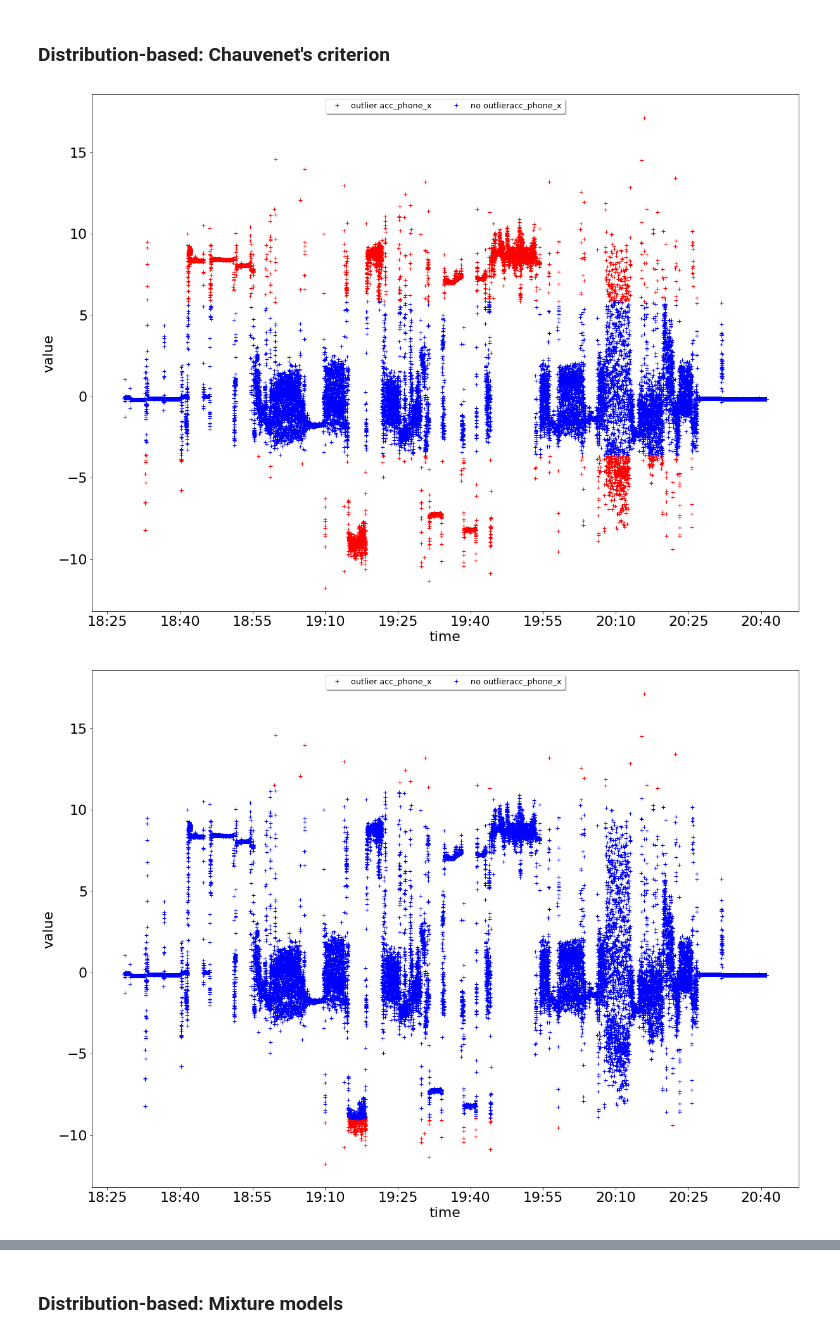
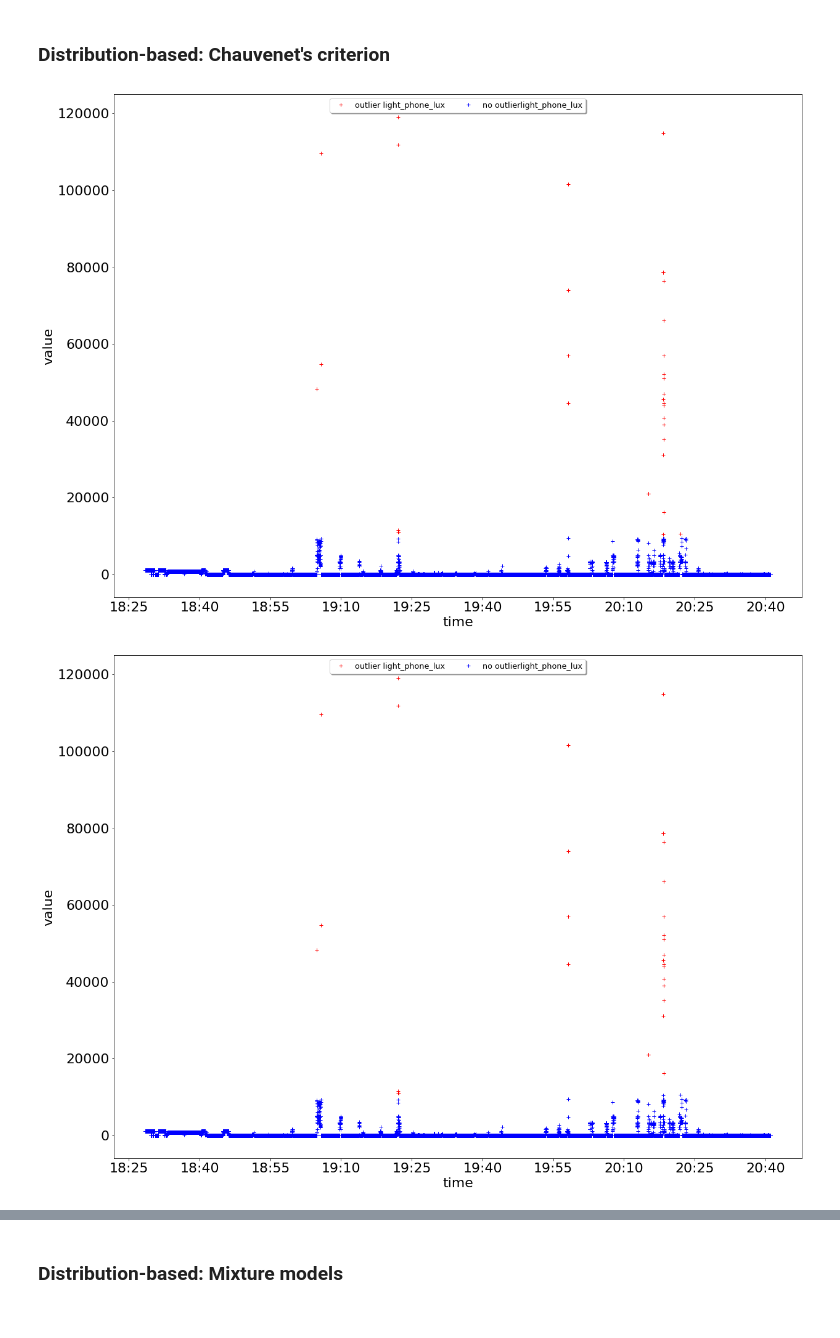
Before and after one commit to davidstap/ML4QS, a Jupyter notebook: assignment1.ipynb, the cells around one changed output, grey strips where cells are left out. Drawn from its saved outputs; the diff is of its cells as text; code cells hidden in the pictures.

```diff
--- a/assignment1.ipynb
+++ b/assignment1.ipynb
@@ -231,14 +239,14 @@ To generate Figs. 3.8 and 3.9 we have used the parameter settings described in S
 # %%
 from Chapter3.OutlierDetection import DistributionBasedOutlierDetection
 
-col = 'acc_phone_x'
+col = 'light_phone_lux'
 OutlierDistr = DistributionBasedOutlierDetection()
 # %%
-for c in [0.0001,0.001,0.1,1,2]:
+for c in [2,10]:
     dataset_outliers_chauvenet = OutlierDistr.chauvenet(copy.deepcopy(data), col, c)
     DataViz.plot_binary_outliers(dataset_outliers_chauvenet, col, col + '_outlier')
 
 # higher c corresponds to higher chance that outliers are truly outliers
 # %% [output]
-[figure, old version]
+[figure, new version]
-[figure, old version]
+[figure, new version]
```
Also changed, not shown: parts of 23 cells of this notebook, 13 other files.
